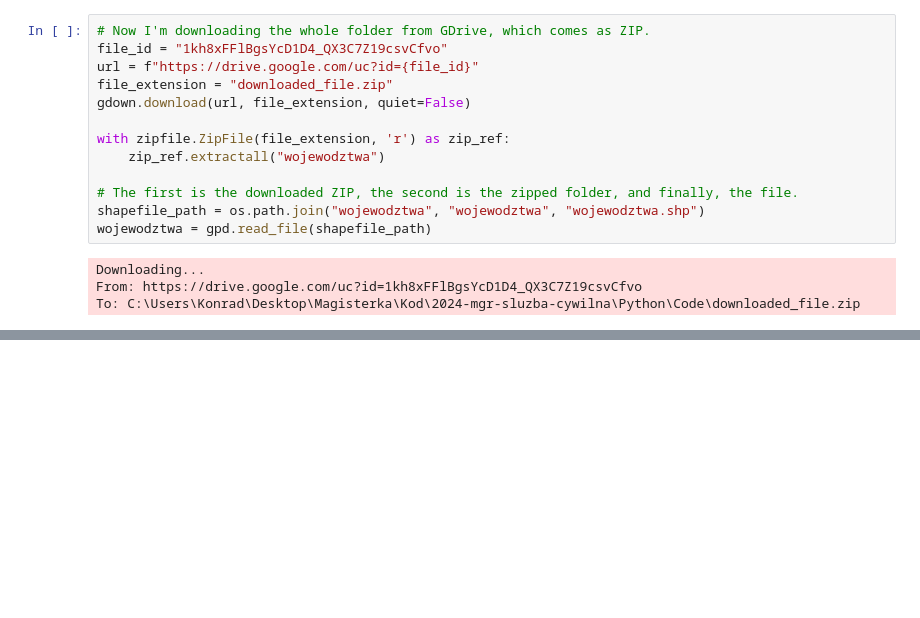
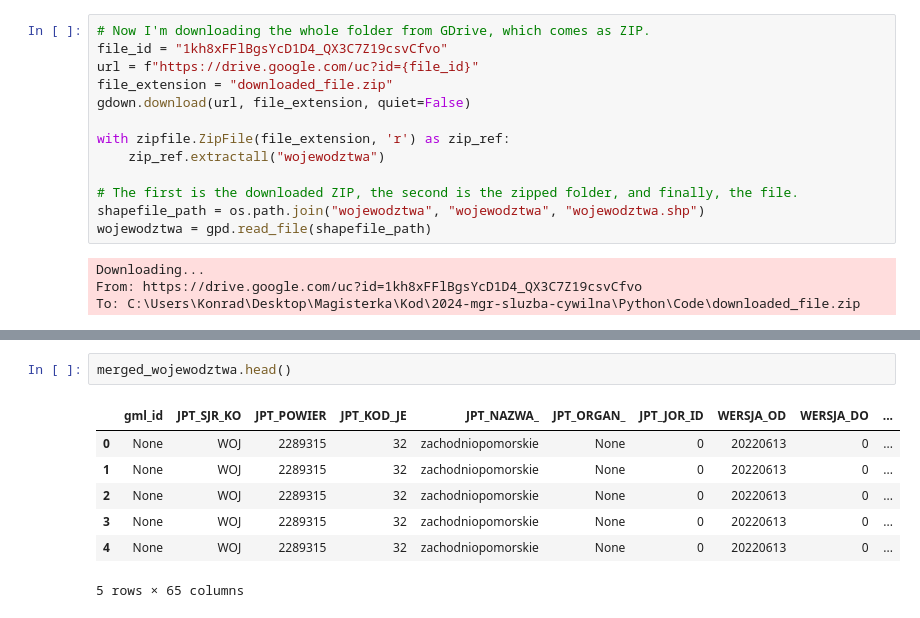
Before and after one commit to BERENZ/2024-mgr-sluzba-cywilna, a Jupyter notebook: Python/Code/mapy.ipynb, the cells around one changed output, grey strips where cells are left out. Drawn from its saved outputs; the diff is of its cells as text; blank space fills up the shorter version.

```diff
--- a/Python/Code/mapy.ipynb
+++ b/Python/Code/mapy.ipynb
@@ -113,0 +106,10 @@ Index(['gml_id', 'JPT_SJR_KO', 'JPT_POWIER', 'JPT_KOD_JE', 'JPT_NAZWA_',
+# %%
+merged_wojewodztwa.head()
+# %% [output]
+|  | gml_id | JPT_SJR_KO | JPT_POWIER | JPT_KOD_JE | JPT_NAZWA_ | JPT_ORGAN_ | JPT_JOR_ID | WERSJA_OD | WERSJA_DO | ... |
+| 0 | None | WOJ | 2289315 | 32 | zachodniopomorskie | None | 0 | 20220613 | 0 | ... |
+| 1 | None | WOJ | 2289315 | 32 | zachodniopomorskie | None | 0 | 20220613 | 0 | ... |
+| 2 | None | WOJ | 2289315 | 32 | zachodniopomorskie | None | 0 | 20220613 | 0 | ... |
+| 3 | None | WOJ | 2289315 | 32 | zachodniopomorskie | None | 0 | 20220613 | 0 | ... |
+| 4 | None | WOJ | 2289315 | 32 | zachodniopomorskie | None | 0 | 20220613 | 0 | ... |
+5 rows × 65 columns
```
Also changed, not shown: parts of 13 cells of this notebook.
